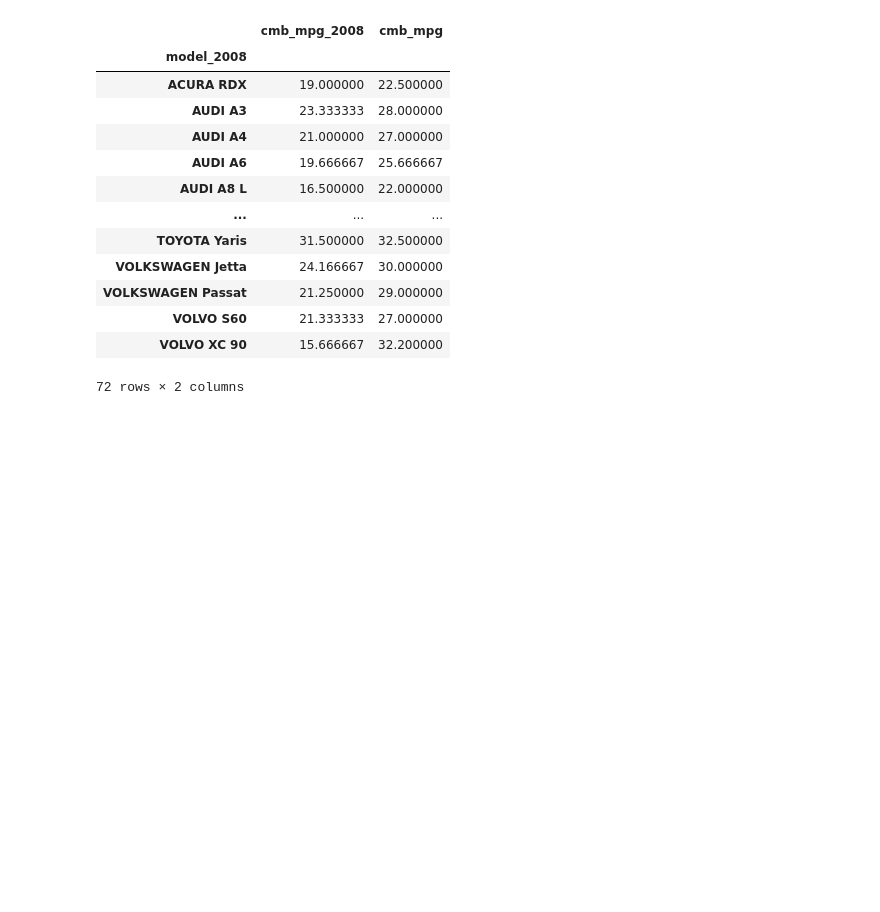
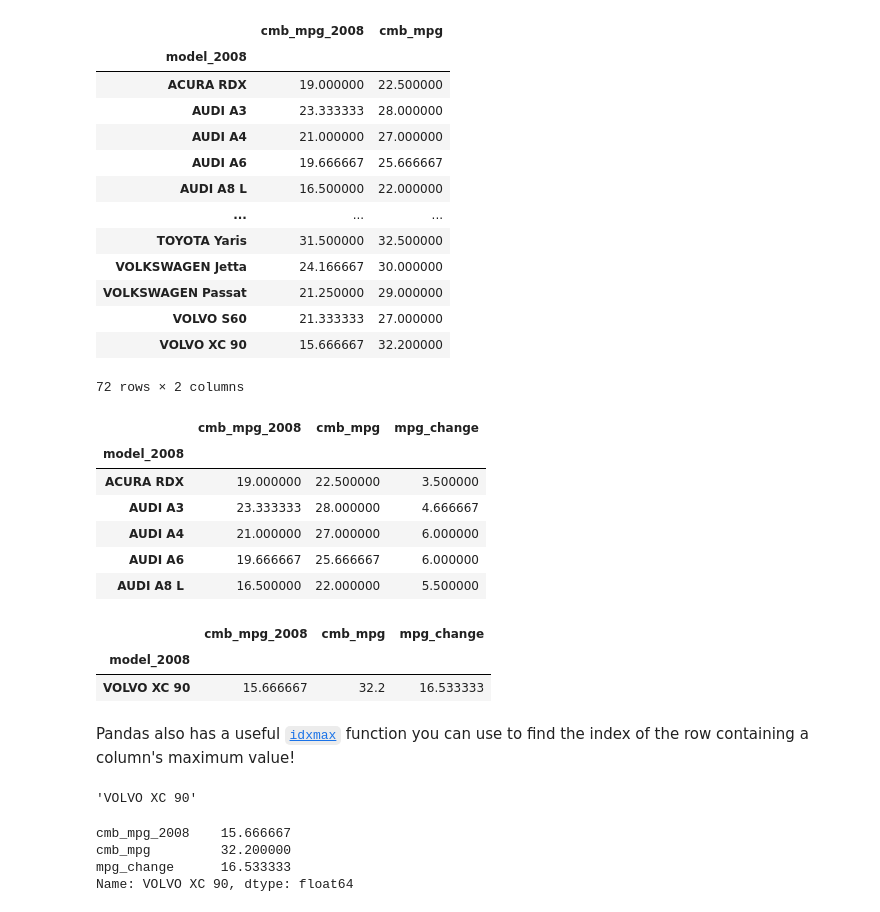
Before and after one commit to tunji-dev/Udacity_Data_Analyst_Nanodegree, a Jupyter notebook: fuel_economy_case_study/fuel_economy.ipynb, the cells around one changed output. Cells and saved outputs as stored; diff of their text form; code cells hidden in the pictures; blank space fills up the shorter version.

```diff
--- a/fuel_economy_case_study/fuel_economy.ipynb
+++ b/fuel_economy_case_study/fuel_economy.ipynb
@@ -980,3 +980,36 @@ model_mpg
 | VOLVO S60 | 21.333333 | 27.000000 |
 | VOLVO XC 90 | 15.666667 | 32.200000 |
 72 rows × 2 columns
+# %%
+model_mpg['mpg_change'] = model_mpg['cmb_mpg'] - model_mpg['cmb_mpg_2008']
+model_mpg.head()
+# %% [output]
+|  | cmb_mpg_2008 | cmb_mpg | mpg_change |
+| model_2008 |  |  |  |
+| ACURA RDX | 19.000000 | 22.500000 | 3.500000 |
+| AUDI A3 | 23.333333 | 28.000000 | 4.666667 |
+| AUDI A4 | 21.000000 | 27.000000 | 6.000000 |
+| AUDI A6 | 19.666667 | 25.666667 | 6.000000 |
+| AUDI A8 L | 16.500000 | 22.000000 | 5.500000 |
+# %%
+# Find the vehicle with the most mpg change
+max_mpg = model_mpg.query('mpg_change == {}'.format(model_mpg.mpg_change.max()))
+max_mpg
+# %% [output]
+|  | cmb_mpg_2008 | cmb_mpg | mpg_change |
+| model_2008 |  |  |  |
+| VOLVO XC 90 | 15.666667 | 32.2 | 16.533333 |
+# %% [markdown]
+Pandas also has a useful [`idxmax`](https://pandas.pydata.org/pandas-docs/stable/generated/pandas.DataFrame.idxmax.html) function you can use to find the index of the row containing a column's maximum value!
+# %%
+idx = model_mpg.mpg_change.idxmax()
+idx
+# %% [output]
+'VOLVO XC 90'
+# %%
+model_mpg.loc[idx]
+# %% [output]
+cmb_mpg_2008    15.666667
+cmb_mpg         32.200000
+mpg_change      16.533333
+Name: VOLVO XC 90, dtype: float64
```
